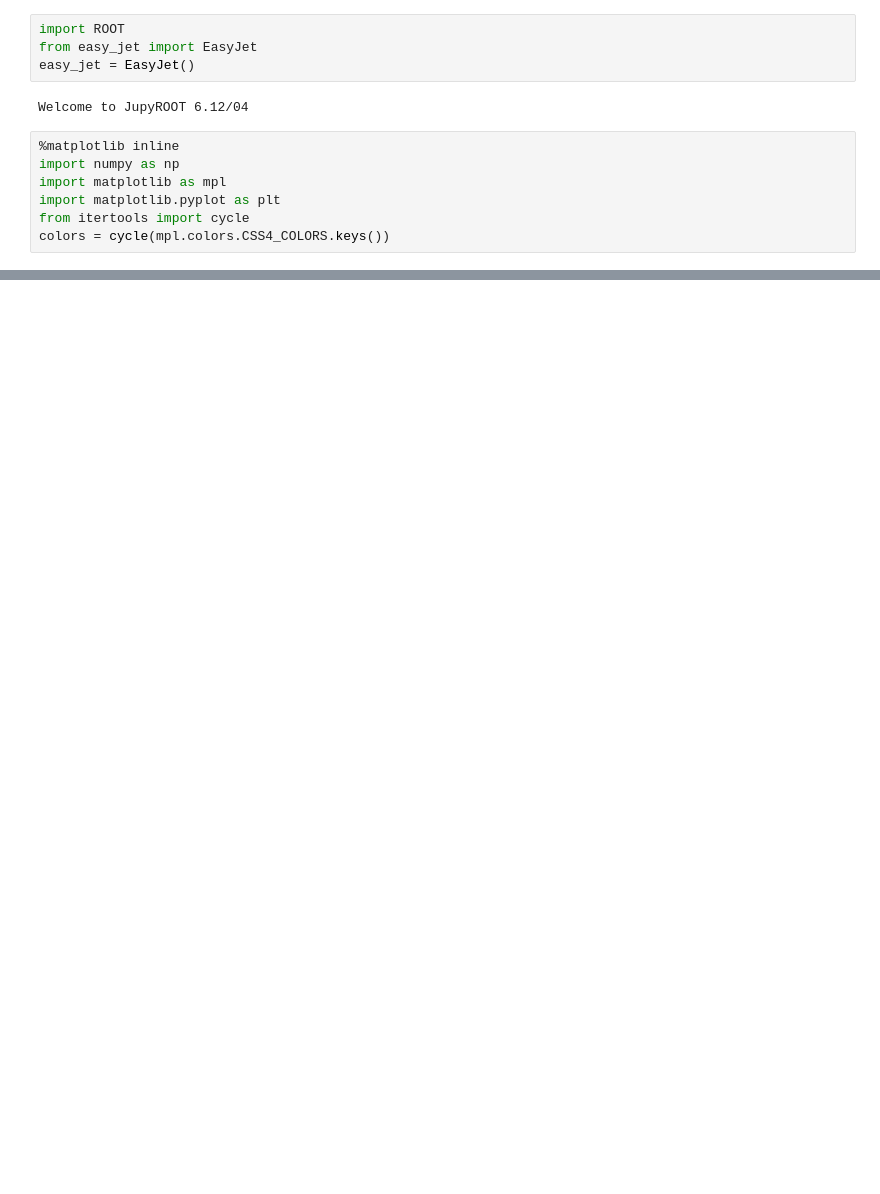
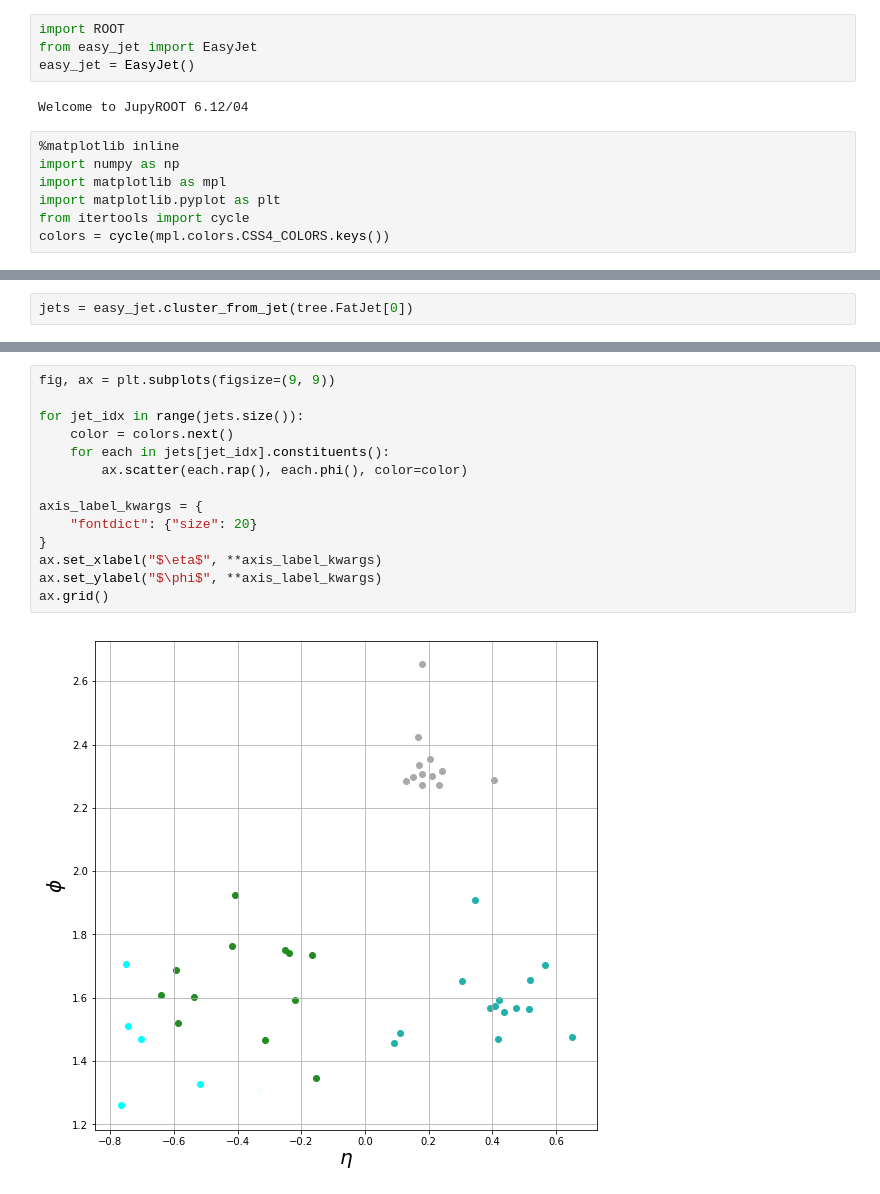
Before and after one commit to slowmoyang/Boosted, a Jupyter notebook: nb-EasyJet_example_0.ipynb, the cells around one changed output, grey strips where cells are left out. Cells and saved outputs as stored; diff of their text form; blank space fills up the shorter version.

```diff
--- a/nb-EasyJet_example_0.ipynb
+++ b/nb-EasyJet_example_0.ipynb
@@ -39,0 +56,2 @@ ax.grid()
+# %%
+jets = easy_jet.cluster_from_jet(tree.FatJet[0])
@@ -39,0 +60,16 @@ ax.grid()
+# %%
+fig, ax = plt.subplots(figsize=(9, 9))
+
+for jet_idx in range(jets.size()):
+    color = colors.next()
+    for each in jets[jet_idx].constituents():
+        ax.scatter(each.rap(), each.phi(), color=color)
+
+axis_label_kwargs = {
+    "fontdict": {"size": 20}
+}
+ax.set_xlabel("$\eta$", **axis_label_kwargs)
+ax.set_ylabel("$\phi$", **axis_label_kwargs)
+ax.grid()
+# %% [output]
+[figure, added]
```
Also changed, not shown: parts of 7 cells of this notebook, 1 other file.
